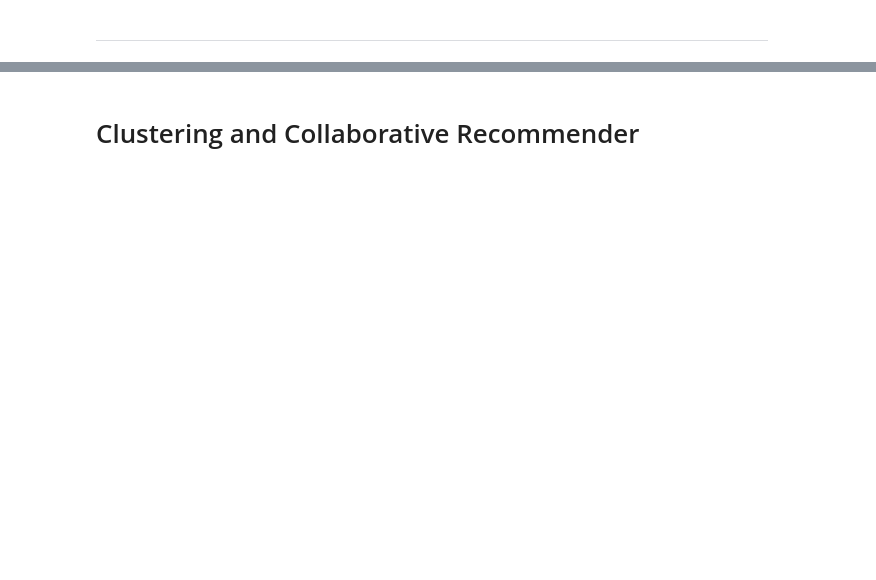
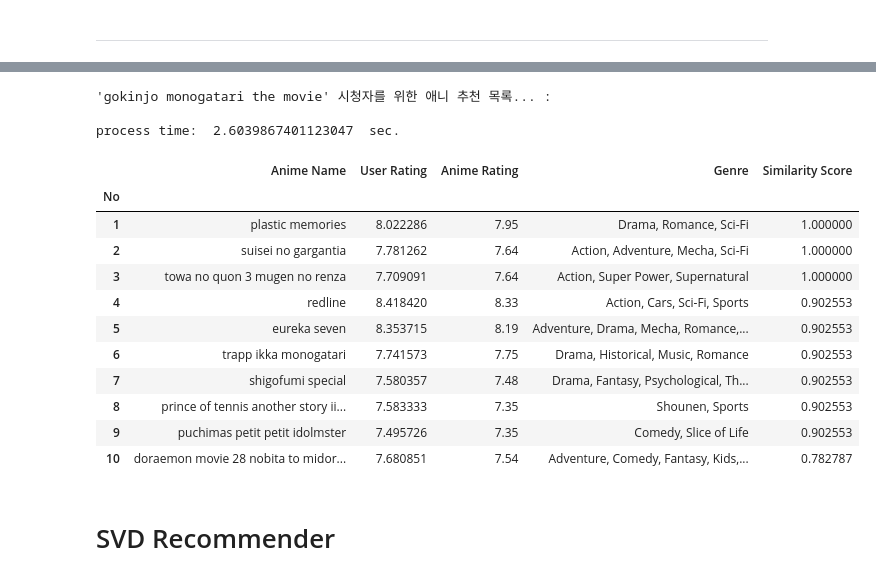
Before and after one commit to encore-SKN11/ML-8Team, a Jupyter notebook: anime.ipynb, the cells around one changed output, grey strips where cells are left out. Cells and saved outputs as stored; diff of their text form; code cells hidden in the pictures; blank space fills up the shorter version.

```diff
--- a/anime.ipynb
+++ b/anime.ipynb
@@ -579,0 +692,5 @@ popularity_recommender_a(df, selected_features)
+# %%
+# encoding
+le = LabelEncoder()
+df['t_genre'] = le.fit_transform(df['genre'])
+df['t_type'] = le.fit_transform(df['type'])
@@ -579,0 +724,7 @@ popularity_recommender_a(df, selected_features)
+# %%
+selected_features = ['anime_id', 't_genre', 't_type', 'anime_rating','user_rating'] #클러스터링을 수행할 때 사용할 특징(feature) 컬럼을 선택
+
+# k-means model
+n_clusters = 6 # 애니 데이터를 6개의 그룹(클러스터)로 나누도록 설정.
+kmeans = KMeans(n_clusters=n_clusters, random_state=42) # 랜덤 시드 고정
+df['cluster'] = kmeans.fit_predict(df[selected_features]) #fit_predict()를 사용해 selected_features를 기반으로 K-Means 학습을 진행 후 각 애니메이션 데이터가 속하는 클러스터 ID를 df['cluster']에 저장.
@@ -579,0 +770,7 @@ popularity_recommender_a(df, selected_features)
+# %%
+import random # 랜덤숫자 설정.
+
+# 랜덤한 사용자를 선택하고, 해당 사용자가 속한 클러스터를 찾는 역할을 함.
+const_member_index = random.randint(1, len(df)) # df 의 길이 중 랜덤하게 하나 선택택
+const_cluster_no = df.cluster[const_member_index] # 위에서 선택한 const_member_index에 해당하는 데이터의 클러스터 번호를 가져옴.
+const_cluster_no # 해당 사용자가 속한 클러스터 번호(const_cluster_no)를 저장
@@ -580,2 +968,29 @@ popularity_recommender_a(df, selected_features)
+# %%
+
+
+start_time = time.time()
+clustering_and_content = give_recommendation(anime_const)
+
+end_time = time.time()
+elapsed_time = end_time - start_time
+print("process time: ", elapsed_time, " sec.")
+
+clustering_and_content
+# %% [output]
+'gokinjo monogatari the movie' 시청자를 위한 애니 추천 목록... :
+
+process time:  2.6039867401123047  sec.
+|  | Anime Name | User Rating | Anime Rating | Genre | Similarity Score |
+| No |  |  |  |  |  |
+| 1 | plastic memories | 8.022286 | 7.95 | Drama, Romance, Sci-Fi | 1.000000 |
+| 2 | suisei no gargantia | 7.781262 | 7.64 | Action, Adventure, Mecha, Sci-Fi | 1.000000 |
+| 3 | towa no quon 3 mugen no renza | 7.709091 | 7.64 | Action, Super Power, Supernatural | 1.000000 |
+| 4 | redline | 8.418420 | 8.33 | Action, Cars, Sci-Fi, Sports | 0.902553 |
+| 5 | eureka seven | 8.353715 | 8.19 | Adventure, Drama, Mecha, Romance,... | 0.902553 |
+| 6 | trapp ikka monogatari | 7.741573 | 7.75 | Drama, Historical, Music, Romance | 0.902553 |
+| 7 | shigofumi special | 7.580357 | 7.48 | Drama, Fantasy, Psychological, Th... | 0.902553 |
+| 8 | prince of tennis another story ii... | 7.583333 | 7.35 | Shounen, Sports | 0.902553 |
+| 9 | puchimas petit petit idolmster | 7.495726 | 7.35 | Comedy, Slice of Life | 0.902553 |
+| 10 | doraemon movie 28 nobita to midor... | 7.680851 | 7.54 | Adventure, Comedy, Fantasy, Kids,... | 0.782787 |
 # %% [markdown]
-# Clustering and Collaborative Recommender
+# SVD Recommender
```
Also changed, not shown: parts of 50 cells of this notebook.
